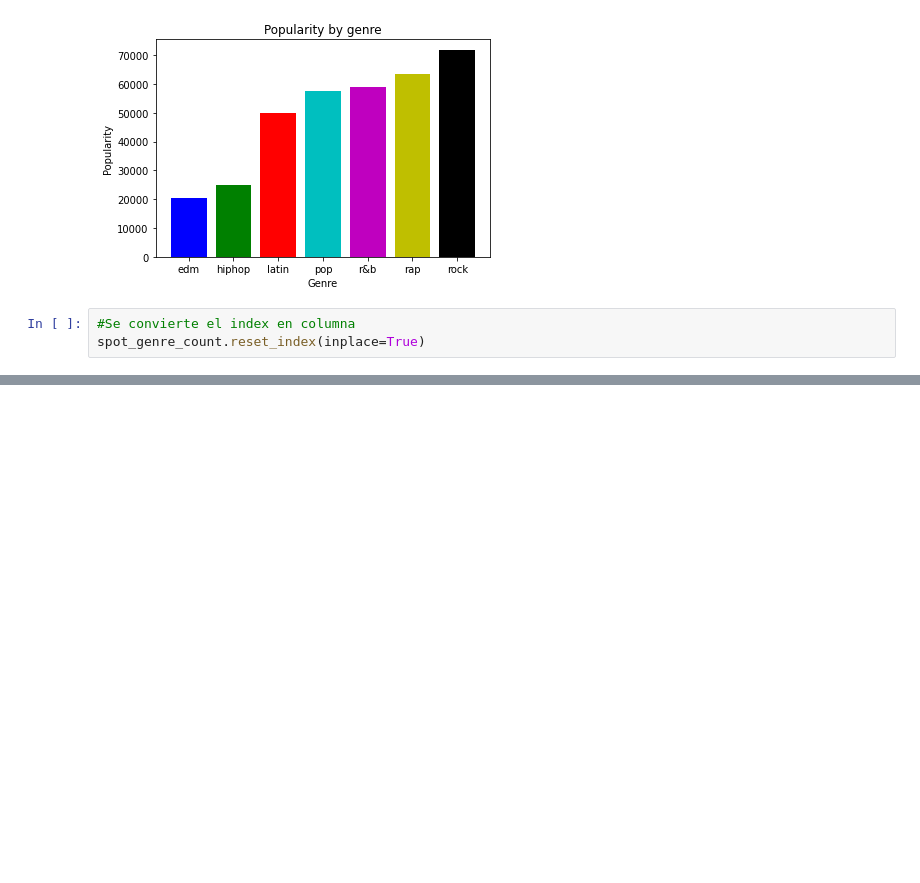
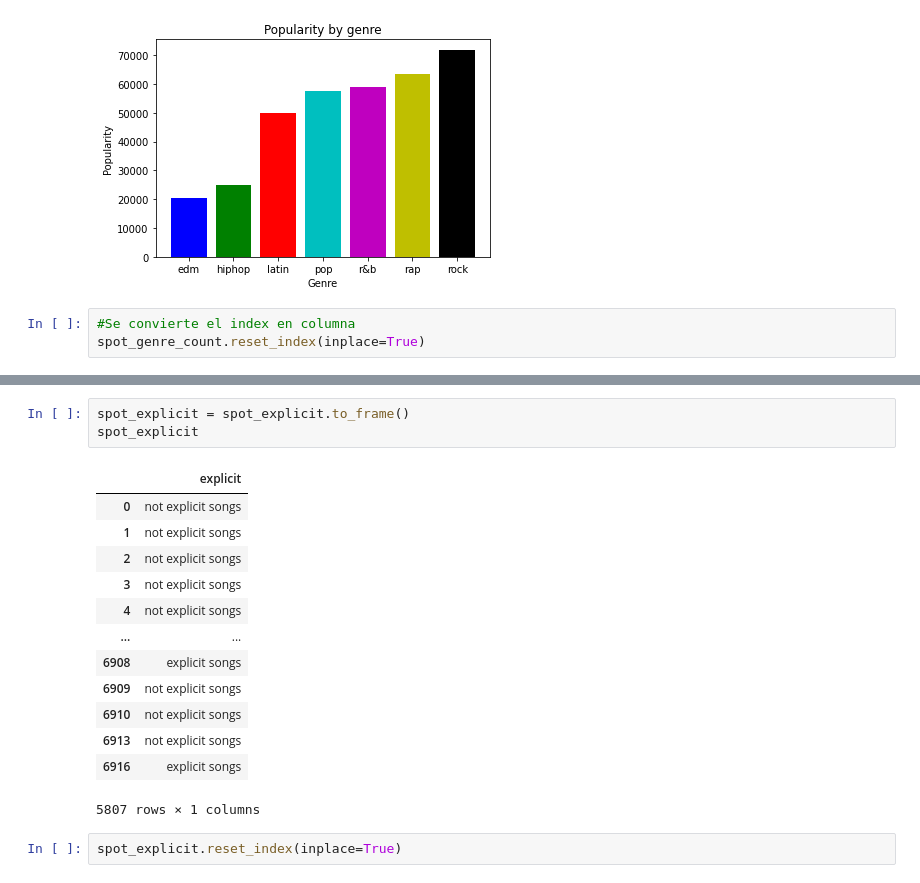
Before and after one commit to santiago-giordano/spotifydataproject, a Jupyter notebook: spotifydf.ipynb, the cells around one changed output, grey strips where cells are left out. Cells and saved outputs as stored; diff of their text form; blank space fills up the shorter version.

```diff
--- a/spotifydf.ipynb
+++ b/spotifydf.ipynb
@@ -350,0 +405,19 @@ plt.show()
+# %%
+spot_explicit = spot_explicit.to_frame()
+spot_explicit
+# %% [output]
+|  | explicit |
+| 0 | not explicit songs |
+| 1 | not explicit songs |
+| 2 | not explicit songs |
+| 3 | not explicit songs |
+| 4 | not explicit songs |
+| ... | ... |
+| 6908 | explicit songs |
+| 6909 | not explicit songs |
+| 6910 | not explicit songs |
+| 6913 | not explicit songs |
+| 6916 | explicit songs |
+5807 rows × 1 columns
+# %%
+spot_explicit.reset_index(inplace=True)
```
Also changed, not shown: parts of 14 cells of this notebook.
